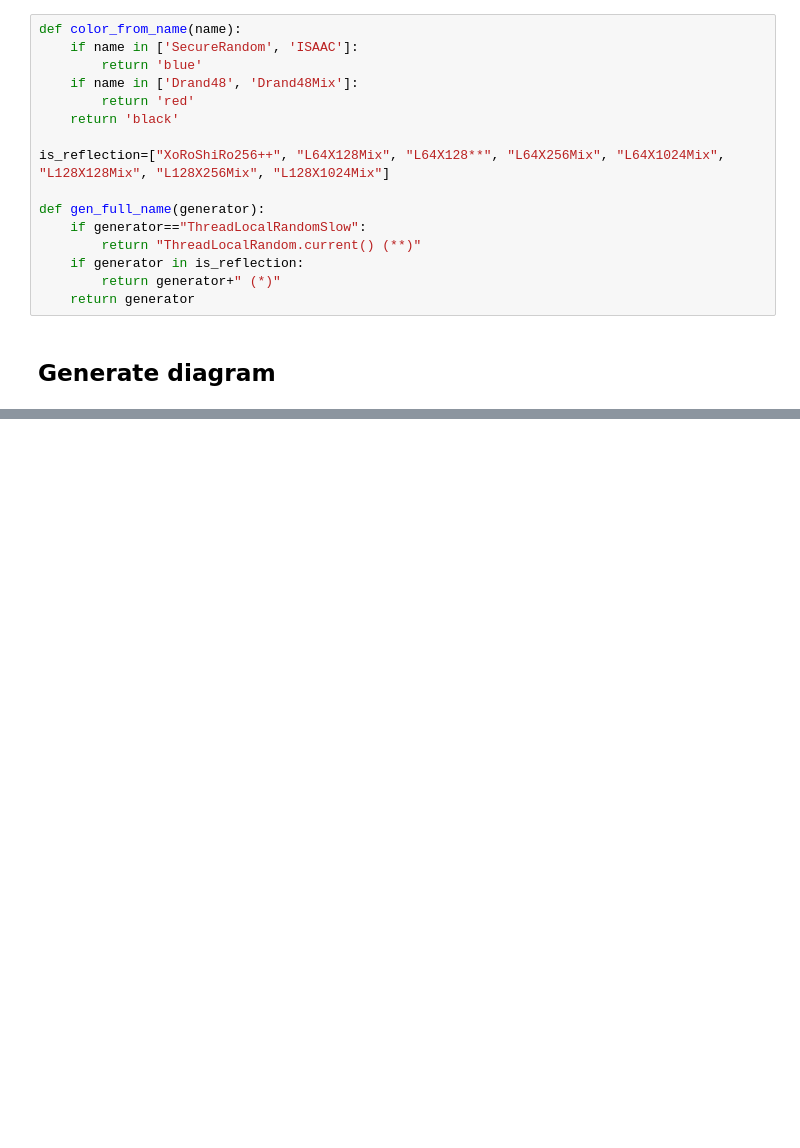
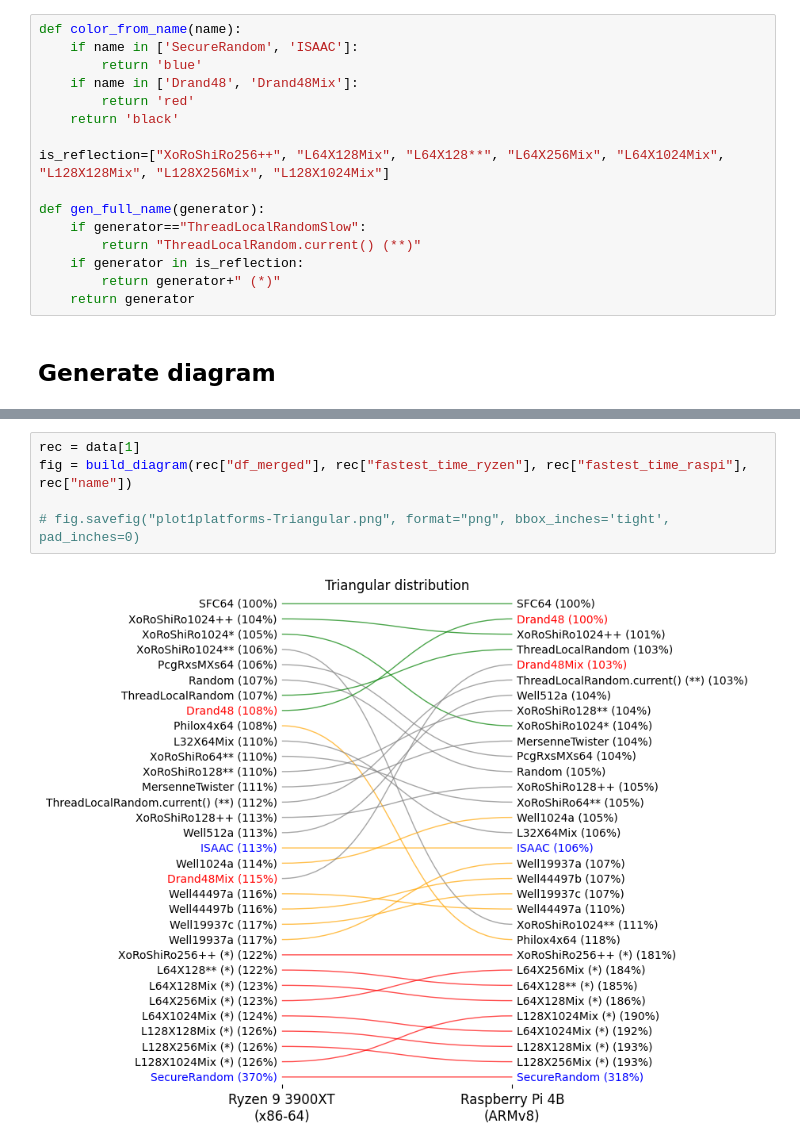
Before and after one commit to A-Herzog/PRNG-DES-Benchmarks, a Jupyter notebook: Results1Platforms.ipynb, the cells around one changed output, grey strips where cells are left out. Cells and saved outputs as stored; diff of their text form; blank space fills up the shorter version.

```diff
--- a/Results1Platforms.ipynb
+++ b/Results1Platforms.ipynb
@@ -124,0 +167,7 @@ ax.spines["left"].set_visible(False)
+# %%
+rec = data[1]
+fig = build_diagram(rec["df_merged"], rec["fastest_time_ryzen"], rec["fastest_time_raspi"], rec["name"])
+
+# fig.savefig("plot1platforms-Triangular.png", format="png", bbox_inches='tight', pad_inches=0)
+# %% [output]
+[figure, added]
```
Also changed, not shown: parts of 7 cells of this notebook, 6 other files.
